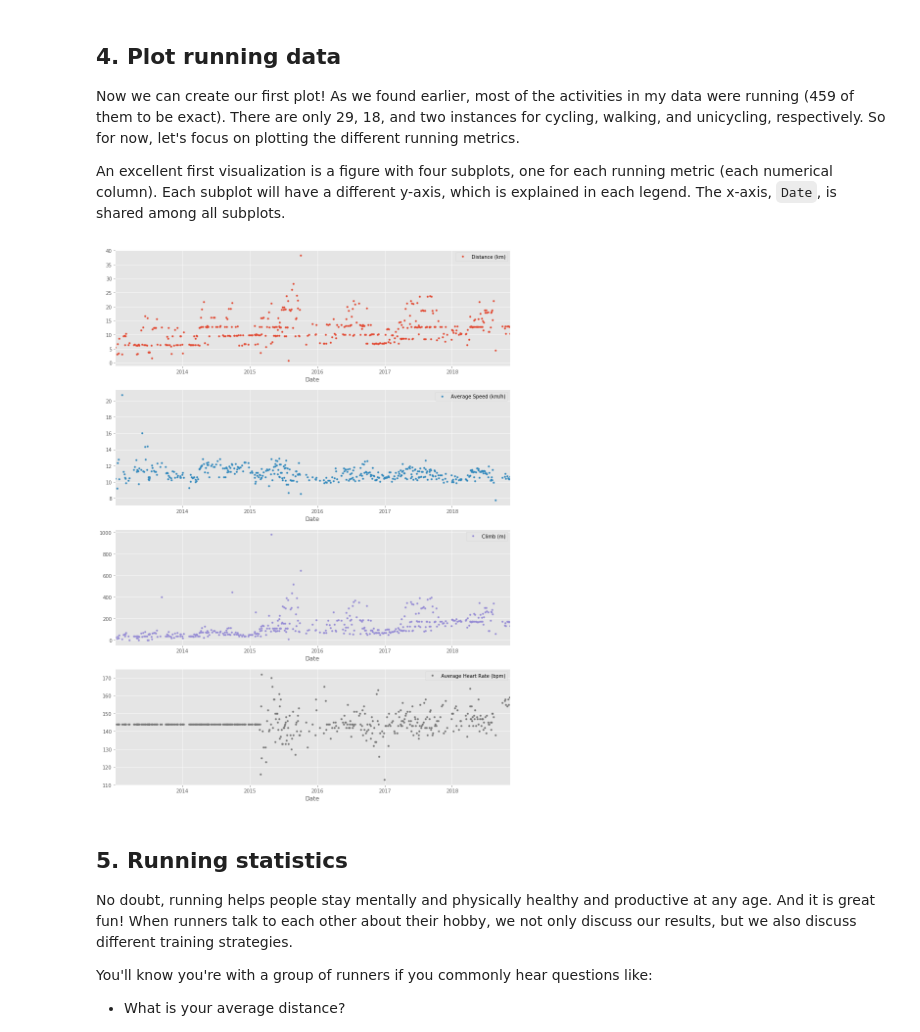
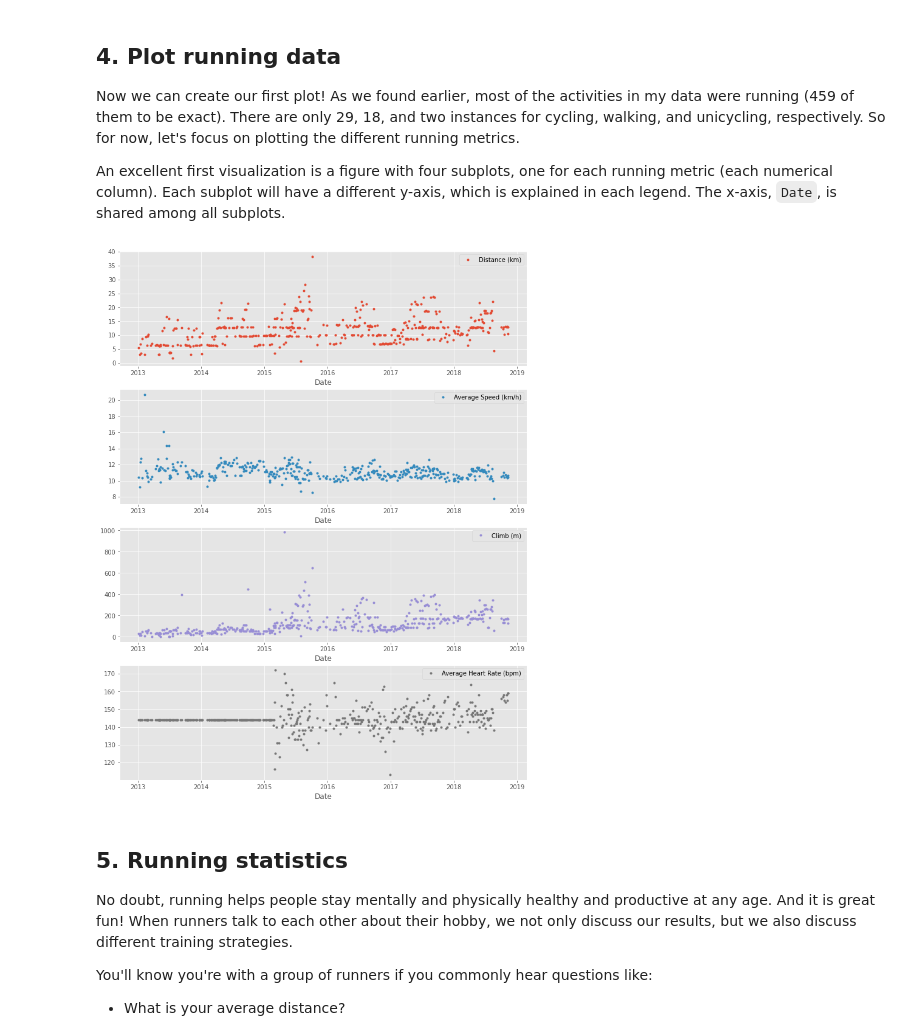
Before and after one commit to joaovitor-valle/Datacamp-projects, a Jupyter notebook: Analyze Your Runkeeper Fitness Data/notebook.ipynb, the cells around one changed output. Saved outputs shown, nothing was run; the diff lists cells and outputs as text; code cells hidden in the pictures.

```diff
--- a/Analyze Your Runkeeper Fitness Data/notebook.ipynb
+++ b/Analyze Your Runkeeper Fitness Data/notebook.ipynb
@@ -126,33 +125,32 @@ dtype: int64
 # %%
 %matplotlib inline
 
 # Import matplotlib, set style and ignore warning
 import matplotlib.pyplot as plt
 %matplotlib inline
 import warnings
 plt.style.use('ggplot')
 warnings.filterwarnings(
     action='ignore', module='matplotlib.figure', category=UserWarning,
     message=('This figure includes Axes that are not compatible with tight_layout, so results might be incorrect.')
 )
 
 # Prepare data subsetting period from 2013 till 2018
-runs_subset_2013_2018 = df_run['2018':'2013']
+runs_subset_2013_2018 = df_run['2013':'2018']
 
 # Create, plot and customize in one step
 runs_subset_2013_2018.plot(subplots=True,
                            sharex=False,
                            figsize=(12,16),
                            linestyle='none',
                            marker='o',
                            markersize=3,
                           )
 
 # Show plot
-# ... YOUR CODE FOR TASK 4 ...
 plt.show()
 # %% [output]
-[figure, old version]
+[figure, new version]
 # %% [markdown]
 ## 5. Running statistics
 <p>No doubt, running helps people stay mentally and physically healthy and productive at any age. And it is great fun! When runners talk to each other about their hobby, we not only discuss our results, but we also discuss different training strategies. </p>
```
Also changed, not shown: parts of 14 cells of this notebook.
